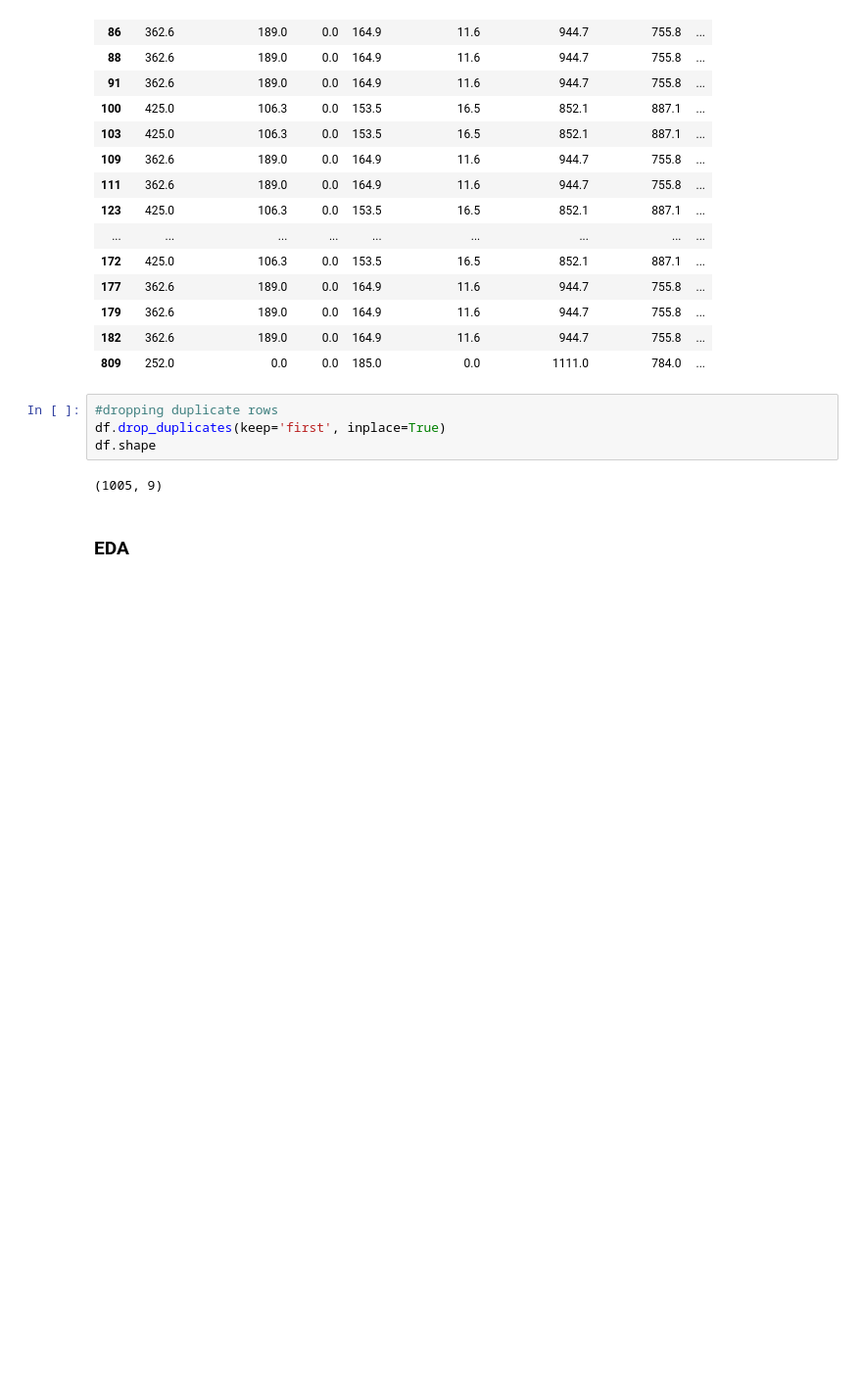
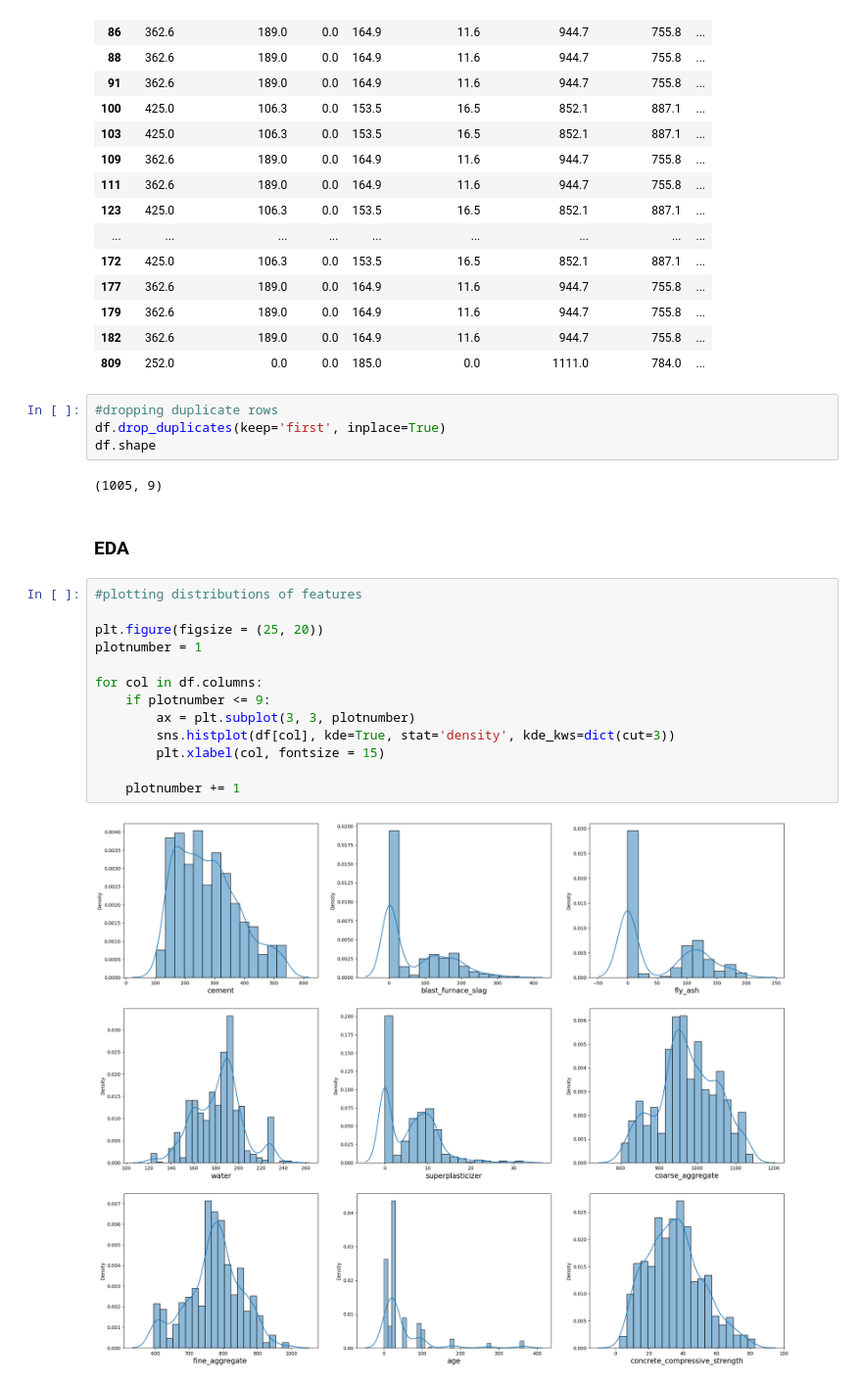
Before and after one commit to mubarakmayyeri/concrete-strength-prediction, a Jupyter notebook: concrete_strength_prediction.ipynb, the cells around one changed output. Shown at 98% size. Cells and saved outputs as stored; diff of their text form; blank space fills up the shorter version.

```diff
--- a/concrete_strength_prediction.ipynb
+++ b/concrete_strength_prediction.ipynb
@@ -92,3 +92,18 @@ df.shape
 (1005, 9)
 # %% [markdown]
 ### EDA
+# %%
+#plotting distributions of features
+
+plt.figure(figsize = (25, 20))
+plotnumber = 1
+
+for col in df.columns:
+    if plotnumber <= 9:
+        ax = plt.subplot(3, 3, plotnumber)
+        sns.histplot(df[col], kde=True, stat='density', kde_kws=dict(cut=3))
+        plt.xlabel(col, fontsize = 15)
+
+    plotnumber += 1
+# %% [output]
+[figure, added]
```
Also changed, not shown: parts of 7 cells of this notebook.
